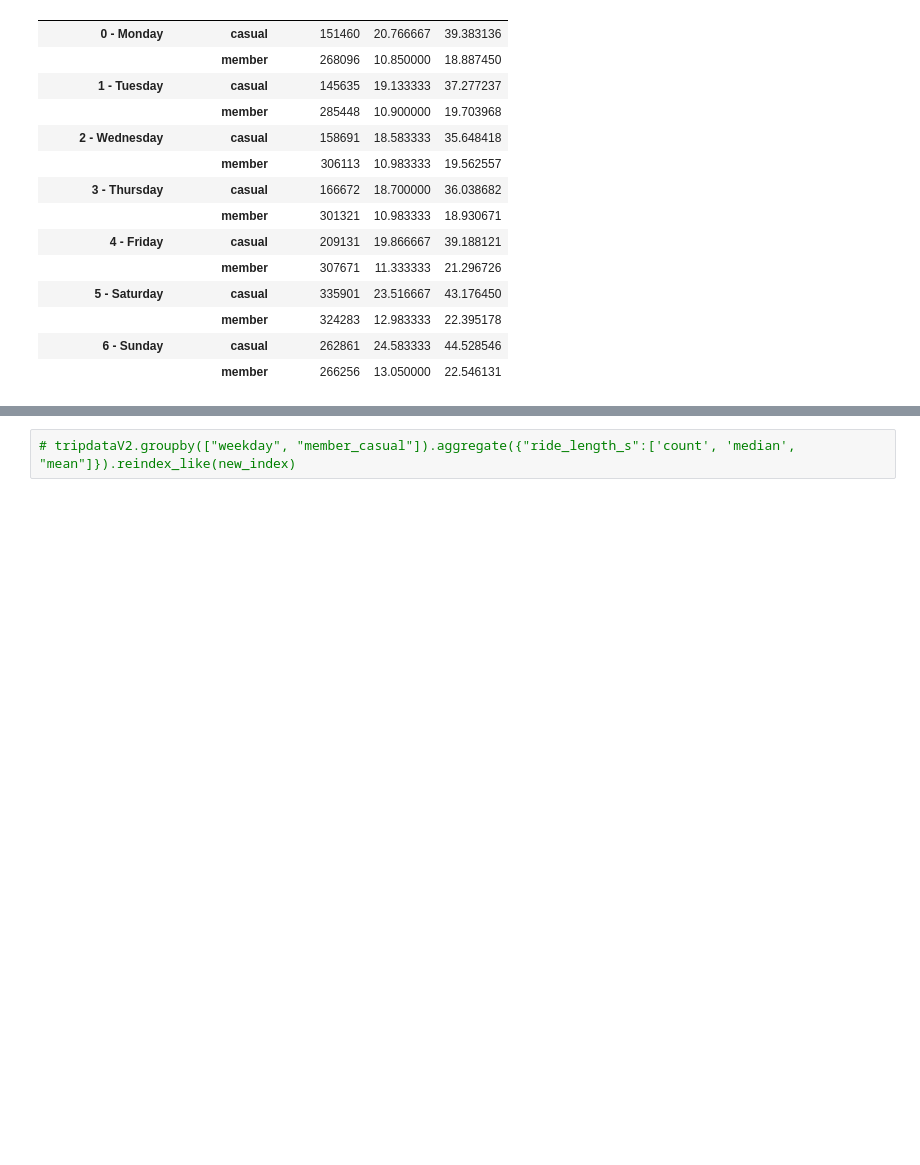
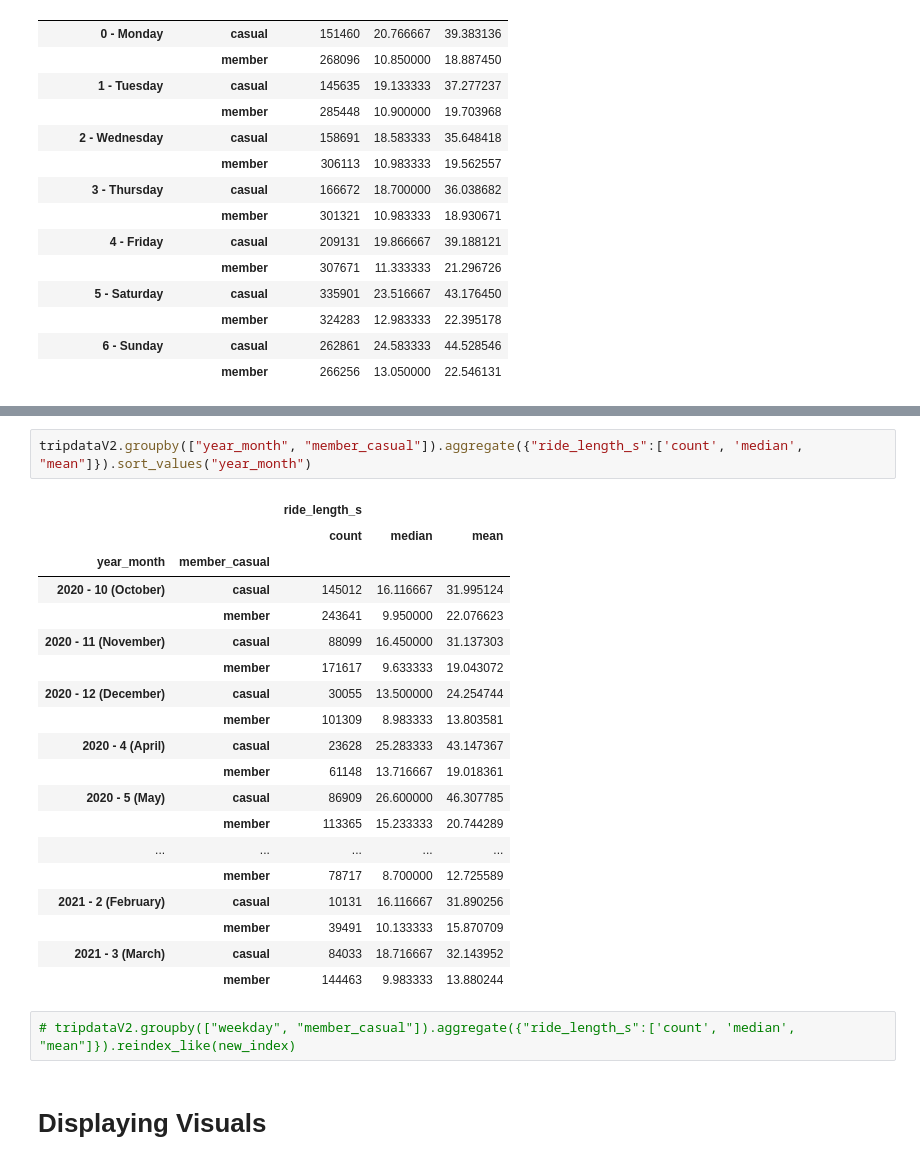
Before and after one commit to Ladislau2020/2021, a Jupyter notebook: fork-of-capstone-project-from-google.ipynb, the cells around one changed output, grey strips where cells are left out. Saved outputs shown, nothing was run; the diff lists cells and outputs as text; blank space fills up the shorter version.

```diff
--- a/fork-of-capstone-project-from-google.ipynb
+++ b/fork-of-capstone-project-from-google.ipynb
@@ -923,2 +1012,26 @@ tripdataV2.groupby(["dayofweek_weekday", "member_casual"]).aggregate({"ride_leng
+# %%
+tripdataV2.groupby(["year_month", "member_casual"]).aggregate({"ride_length_s":['count', 'median', "mean"]}).sort_values("year_month")
+# %% [output]
+|  |  | ride_length_s |  |  |
+|  |  | count | median | mean |
+| year_month | member_casual |  |  |  |
+| 2020 - 10 (October) | casual | 145012 | 16.116667 | 31.995124 |
+|  | member | 243641 | 9.950000 | 22.076623 |
+| 2020 - 11 (November) | casual | 88099 | 16.450000 | 31.137303 |
+|  | member | 171617 | 9.633333 | 19.043072 |
+| 2020 - 12 (December) | casual | 30055 | 13.500000 | 24.254744 |
+|  | member | 101309 | 8.983333 | 13.803581 |
+| 2020 - 4 (April) | casual | 23628 | 25.283333 | 43.147367 |
+|  | member | 61148 | 13.716667 | 19.018361 |
+| 2020 - 5 (May) | casual | 86909 | 26.600000 | 46.307785 |
+|  | member | 113365 | 15.233333 | 20.744289 |
+| ... | ... | ... | ... | ... |
+|  | member | 78717 | 8.700000 | 12.725589 |
+| 2021 - 2 (February) | casual | 10131 | 16.116667 | 31.890256 |
+|  | member | 39491 | 10.133333 | 15.870709 |
+| 2021 - 3 (March) | casual | 84033 | 18.716667 | 32.143952 |
+|  | member | 144463 | 9.983333 | 13.880244 |
 # %%
 # tripdataV2.groupby(["weekday", "member_casual"]).aggregate({"ride_length_s":['count', 'median', "mean"]}).reindex_like(new_index)
+# %% [markdown]
+# Displaying Visuals
```
Also changed, not shown: parts of 10 cells of this notebook.
